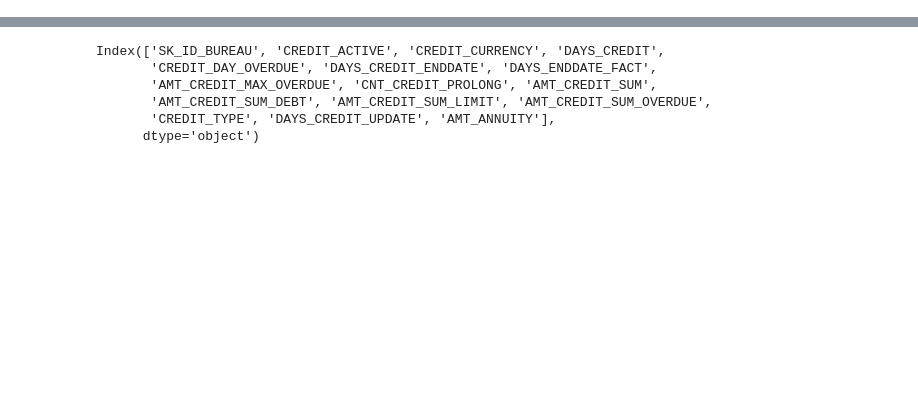
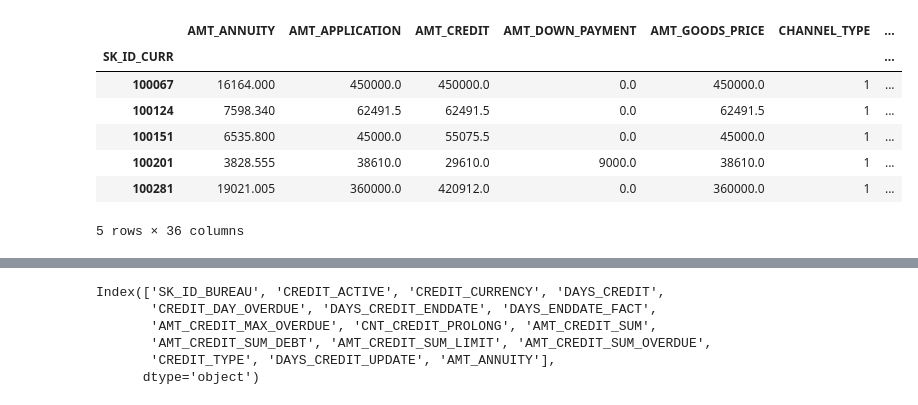
Before and after one commit to nervster/CapstoneProject1, a Jupyter notebook: Capstone1.ipynb, the cells around one changed output, grey strips where cells are left out. Cells and saved outputs as stored; diff of their text form; code cells hidden in the pictures; blank space fills up the shorter version.

```diff
--- a/Capstone1.ipynb
+++ b/Capstone1.ipynb
@@ -2,13 +2,43 @@
 import pandas as pd
 import numpy as np
 # %%
-df_application_train = pd.read_csv('application_train.csv',header=0,error_bad_lines=False,index_col=0,nrows=5000)
-df_previous_application = pd.read_csv('previous_application.csv',header=0,error_bad_lines=False,index_col=0,nrows=5000)
-df_installment_payments = pd.read_csv('installments_payments.csv',header=0,error_bad_lines=False,index_col=0,nrows=5000)
-df_bureau = pd.read_csv('bureau.csv',header=0,error_bad_lines=False,index_col=0,nrows=5000)
+df_application_train = pd.read_csv('application_train.csv',header=0,error_bad_lines=False,index_col=['SK_ID_CURR'],nrows=5000)
+df_previous_application = pd.read_csv('previous_application.csv',header=0,error_bad_lines=False,index_col=['SK_ID_CURR'],nrows=5000)
+df_installment_payments = pd.read_csv('installments_payments.csv',header=0,error_bad_lines=False,index_col=['SK_ID_CURR'],nrows=5000)
+df_bureau = pd.read_csv('bureau.csv',header=0,error_bad_lines=False,index_col=['SK_ID_CURR'],nrows=5000)
 df_bureau_bal = pd.read_csv('bureau_balance.csv',header=0,error_bad_lines=False,index_col=0,nrows=5000)
-df_pos_cash_bal = pd.read_csv('POS_CASH_balance.csv',header=0,error_bad_lines=False,index_col=0,nrows=5000)
+df_pos_cash_bal = pd.read_csv('POS_CASH_balance.csv',header=0,error_bad_lines=False,index_col=['SK_ID_CURR'],nrows=5000)
 df_credit_card_bal = pd.read_csv('credit_card_balance.csv',header=0,error_bad_lines=False,nrows=5000)
 
 dflist = [df_application_train,df_previous_application,df_installment_payments,df_bureau,df_bureau_bal,df_pos_cash_bal,df_credit_card_bal]
+# %%
+df_previous_application = df_previous_application.drop(df_previous_application[df_previous_application['FLAG_LAST_APPL_PER_CONTRACT']=='N'].index)
+df_previous_application = df_previous_application.drop(df_previous_application[(df_previous_application['AMT_APPLICATION']==0.0) & (df_previous_application['AMT_CREDIT']==0.0)].index)
+# %%
+df_previous_application[['RATE_DOWN_PAYMENT','RATE_INTEREST_PRIMARY','RATE_INTEREST_PRIVILEGED']] = df_previous_application[['RATE_DOWN_PAYMENT','RATE_INTEREST_PRIMARY','RATE_INTEREST_PRIVILEGED']].fillna(0.0)
+# %%
+df_prevapp_pivot = pd.pivot_table(df_previous_application,values=df_previous_application.columns,index='SK_ID_CURR',aggfunc={'SK_ID_PREV':(lambda x: len(x.unique())), 'NAME_CONTRACT_TYPE': (lambda x: len(x.unique())), 'AMT_ANNUITY':'sum', 'AMT_APPLICATION': 'sum',
+       'AMT_CREDIT':'sum', 'AMT_DOWN_PAYMENT':'sum', 'AMT_GOODS_PRICE':'sum',
+       'WEEKDAY_APPR_PROCESS_START':(lambda x: len(x.unique())), 'HOUR_APPR_PROCESS_START':np.mean,
+       'FLAG_LAST_APPL_PER_CONTRACT':(lambda x: len(x.unique())), 'NFLAG_LAST_APPL_IN_DAY':(lambda x: len(x.unique())),
+       'RATE_DOWN_PAYMENT':np.mean, 'RATE_INTEREST_PRIMARY':np.mean,
+       'RATE_INTEREST_PRIVILEGED':np.mean, 'NAME_CASH_LOAN_PURPOSE':(lambda x: len(x.unique())),
+       'NAME_CONTRACT_STATUS':(lambda x:x.map({'Approved':1,'Canceled':0,'Refused':0,'Unused offer':1}).mean()), 'DAYS_DECISION':np.mean, 'NAME_PAYMENT_TYPE':(lambda x: len(x.unique())),
+       'CODE_REJECT_REASON':(lambda x: len(x.unique())), 'NAME_TYPE_SUITE':(lambda x: len(x.unique())), 'NAME_CLIENT_TYPE':(lambda x: len(x.unique())),
+       'NAME_GOODS_CATEGORY':(lambda x: len(x.unique())), 'NAME_PORTFOLIO':(lambda x: len(x.unique())), 'NAME_PRODUCT_TYPE':(lambda x: len(x.unique())),
+       'CHANNEL_TYPE':(lambda x: len(x.unique())), 'SELLERPLACE_AREA':(lambda x: len(x.unique())), 'NAME_SELLER_INDUSTRY':(lambda x: len(x.unique())),
+       'CNT_PAYMENT':'sum', 'NAME_YIELD_GROUP':(lambda x: len(x.unique())), 'PRODUCT_COMBINATION':(lambda x: len(x.unique())),
+       'DAYS_FIRST_DRAWING':'sum', 'DAYS_FIRST_DUE':'sum', 'DAYS_LAST_DUE_1ST_VERSION':'sum',
+       'DAYS_LAST_DUE':'sum', 'DAYS_TERMINATION':'sum', 'NFLAG_INSURED_ON_APPROVAL':np.mean})
+# %%
+df_prevapp_pivot.head()
+# %% [output]
+|  | AMT_ANNUITY | AMT_APPLICATION | AMT_CREDIT | AMT_DOWN_PAYMENT | AMT_GOODS_PRICE | CHANNEL_TYPE | ... |
+| SK_ID_CURR |  |  |  |  |  |  | ... |
+| 100067 | 16164.000 | 450000.0 | 450000.0 | 0.0 | 450000.0 | 1 | ... |
+| 100124 | 7598.340 | 62491.5 | 62491.5 | 0.0 | 62491.5 | 1 | ... |
+| 100151 | 6535.800 | 45000.0 | 55075.5 | 0.0 | 45000.0 | 1 | ... |
+| 100201 | 3828.555 | 38610.0 | 29610.0 | 9000.0 | 38610.0 | 1 | ... |
+| 100281 | 19021.005 | 360000.0 | 420912.0 | 0.0 | 360000.0 | 1 | ... |
+5 rows × 36 columns
 # %%
```
Also changed, not shown: parts of 6 cells of this notebook.
